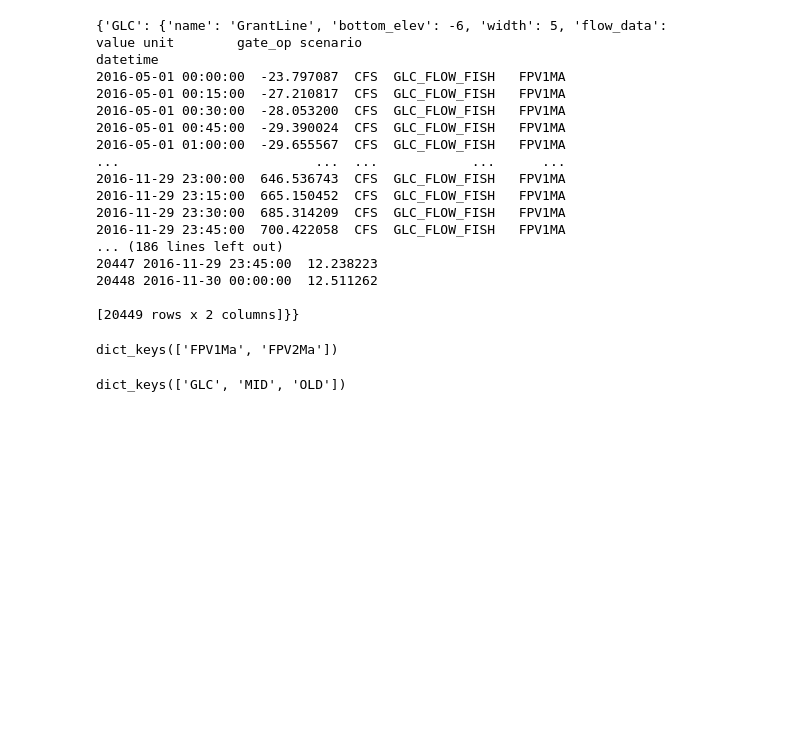
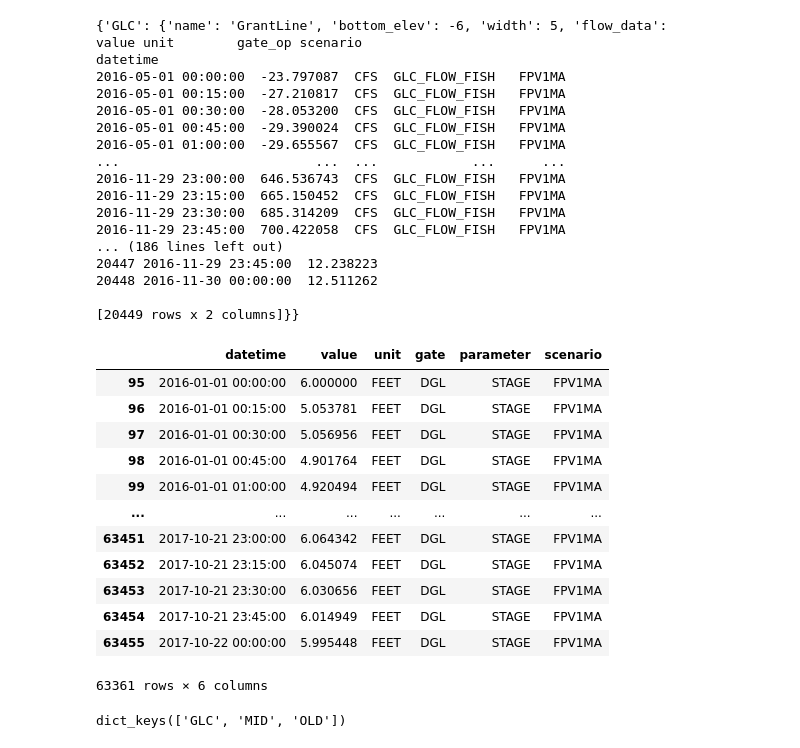
Before and after one commit to FlowWest/sdg-dashboard, a Jupyter notebook: data-wrangling-cleaning.ipynb, the cells around one changed output. Drawn from its saved outputs; the diff is of its cells as text; code cells hidden in the pictures; blank space fills up the shorter version.

Commit message:
adding water level function and chart

```diff
--- a/data-wrangling-cleaning.ipynb
+++ b/data-wrangling-cleaning.ipynb
@@ -473,19 +485,31 @@ multi_model_data = generate_multi_model_data(
 # %%
 multi_model_data.keys()
 
-# multi_model_data['FPV1Ma'].keys()
+multi_model_data['FPV1Ma']["GLC"]["water_level_data"]
 # gate_data = multi_model_data["FPV2Ma"]["OLD"]["gate_operation_data"]
 # gate_data["year"] = gate_data["datetime"].dt.year
 # print(gate_data.head())
 # gate_data = gate_data[gate_data["year"] == 2017]
 # print(gate_data.tail())
 # multi_model_data['FPV1Ma']["OLD"]["gate_operation_data"]["year"] = multi_model_data['FPV1Ma']["OLD"]["gate_operation_data"]["datetime"].dt.year
 # years = multi_model_data["FPV1Ma"]["OLD"]["gate_operation_data"]["year"].unique().tolist()
 
 # multi_model_data['FPV1Ma']["GLC"]
 # fpv2ma_hydro_full_data.to_csv("fpv2ma_hydro_full_data.csv", index=False)
 # %% [output]
+|  | datetime | value | unit | gate | parameter | scenario |
+| 95 | 2016-01-01 00:00:00 | 6.000000 | FEET | DGL | STAGE | FPV1MA |
+| 96 | 2016-01-01 00:15:00 | 5.053781 | FEET | DGL | STAGE | FPV1MA |
+| 97 | 2016-01-01 00:30:00 | 5.056956 | FEET | DGL | STAGE | FPV1MA |
+| 98 | 2016-01-01 00:45:00 | 4.901764 | FEET | DGL | STAGE | FPV1MA |
+| 99 | 2016-01-01 01:00:00 | 4.920494 | FEET | DGL | STAGE | FPV1MA |
+| ... | ... | ... | ... | ... | ... | ... |
+| 63451 | 2017-10-21 23:00:00 | 6.064342 | FEET | DGL | STAGE | FPV1MA |
+| 63452 | 2017-10-21 23:15:00 | 6.045074 | FEET | DGL | STAGE | FPV1MA |
+| 63453 | 2017-10-21 23:30:00 | 6.030656 | FEET | DGL | STAGE | FPV1MA |
+| 63454 | 2017-10-21 23:45:00 | 6.014949 | FEET | DGL | STAGE | FPV1MA |
+| 63455 | 2017-10-22 00:00:00 | 5.995448 | FEET | DGL | STAGE | FPV1MA |
-dict_keys(['FPV1Ma', 'FPV2Ma'])
+63361 rows × 6 columns
 # %%
 with open("multi_model_data.pkl", "wb") as f:
     pickle.dump(multi_model_data, f)
```
Also changed, not shown: parts of 5 cells of this notebook, 2 other files.
